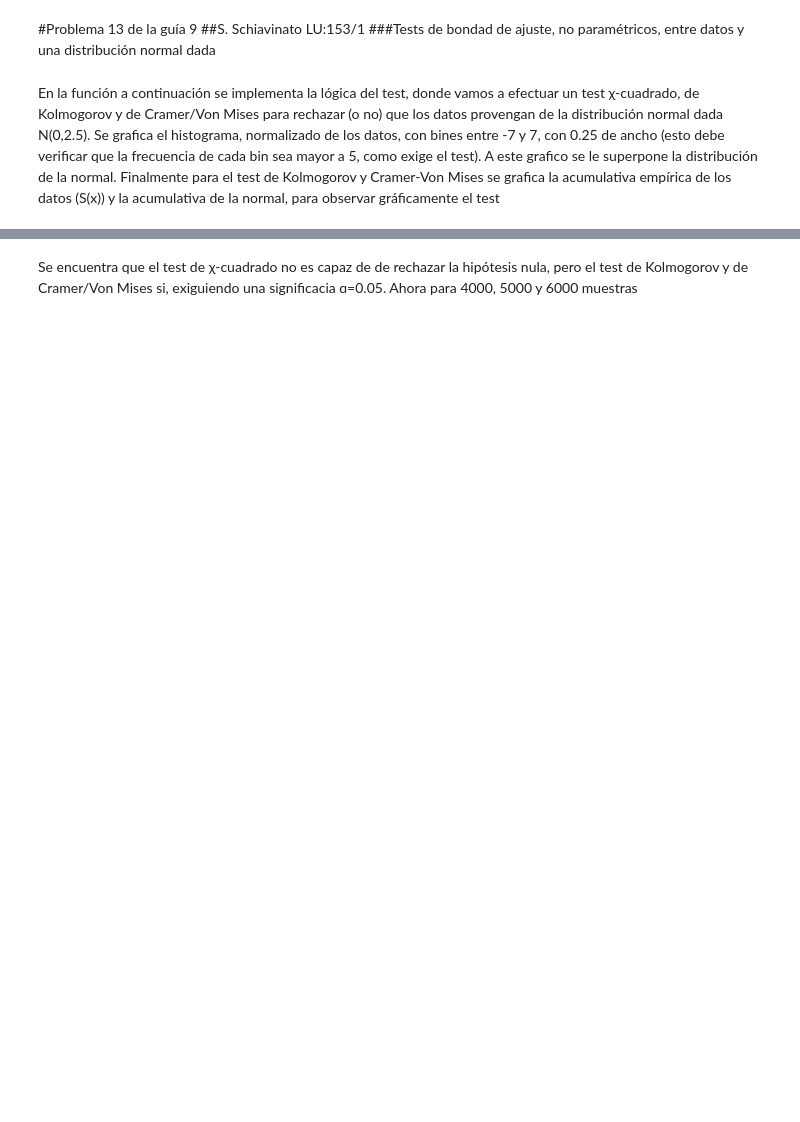
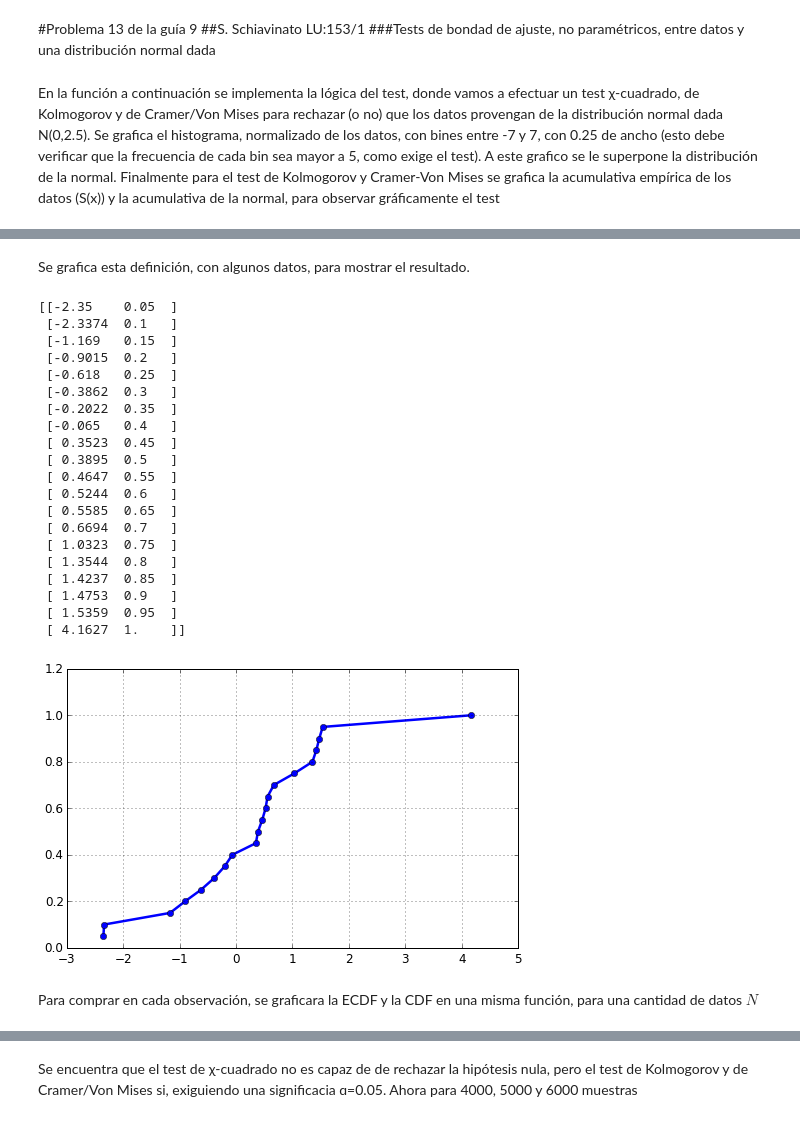
Before and after one commit to sadeus/materiasdf, a Jupyter notebook: incertezas/G9E13.ipynb, the cells around one changed output, grey strips where cells are left out. Drawn from its saved outputs; the diff is of its cells as text; code cells hidden in the pictures; blank space fills up the shorter version.

```diff
--- a/incertezas/G9E13.ipynb
+++ b/incertezas/G9E13.ipynb
@@ -81,0 +60,45 @@ Cn = 0.0394112005791, Ccrit = 0.0356
+# %%
+def Fn(data):
+    N = data.shape[0]
+    data = np.sort(data) #Ordeno primero
+    S = [[data[0], 1/N]] #Primer punto para la S(Xi)
+    for i in range(1, N):
+        #print(i)
+        if data[i] == data[i-1]:
+            S[-1][1] += 1/N  #Si se repite, sumo 1/N más
+        else:
+            S.append([data[i], 1.0/N + S[-1][1]]) #Por cada dato, subo un 1/N
+    S = np.array(S)
+    return S
+# %% [markdown]
+Se grafica esta definición, con algunos datos, para mostrar el resultado.
+# %%
+data = np.loadtxt("datos-G9E13.dat")
+S = Fn(data[:20])
+print(S)
+plt.grid()
+plt.plot(S[:,0], S[:,1], 'bo-');
+# %% [output]
+[[-2.35    0.05  ]
+ [-2.3374  0.1   ]
+ [-1.169   0.15  ]
+ [-0.9015  0.2   ]
+ [-0.618   0.25  ]
+ [-0.3862  0.3   ]
+ [-0.2022  0.35  ]
+ [-0.065   0.4   ]
+ [ 0.3523  0.45  ]
+ [ 0.3895  0.5   ]
+ [ 0.4647  0.55  ]
+ [ 0.5244  0.6   ]
+ [ 0.5585  0.65  ]
+ [ 0.6694  0.7   ]
+ [ 1.0323  0.75  ]
+ [ 1.3544  0.8   ]
+ [ 1.4237  0.85  ]
+ [ 1.4753  0.9   ]
+ [ 1.5359  0.95  ]
+ [ 4.1627  1.    ]]
+[figure, added]
+# %% [markdown]
+Para comprar en cada observación, se graficara la ECDF y la CDF en una misma función, para una cantidad de datos $N$
```
Also changed, not shown: parts of 24 cells of this notebook.
